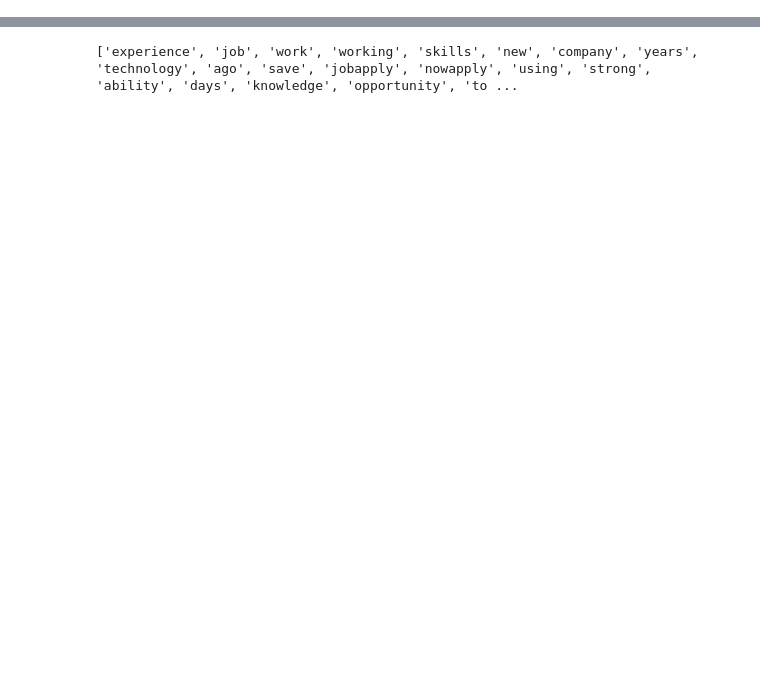
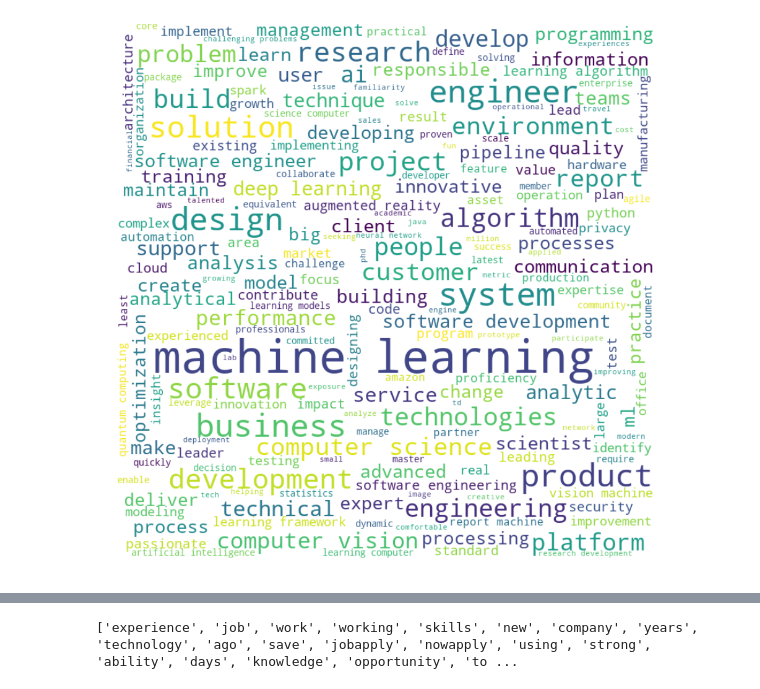
Before and after one commit to georgeliu1998/ideal_profiles, a Jupyter notebook: ideal_profiles_2.ipynb, the cells around one changed output, grey strips where cells are left out. Drawn from its saved outputs; the diff is of its cells as text; code cells hidden in the pictures; blank space fills up the shorter version.

```diff
--- a/ideal_profiles_2.ipynb
+++ b/ideal_profiles_2.ipynb
@@ -36,0 +50,5 @@ text = cleaned_text
+# %%
+#plot_profile('machine learning engineer', first_n_postings=110, return_posting=True)
+plot_profile('machine learning engineer', max_words=200, first_n_postings=110)
+# %% [output]
+[figure, added]
```
Also changed, not shown: parts of 12 cells of this notebook.
